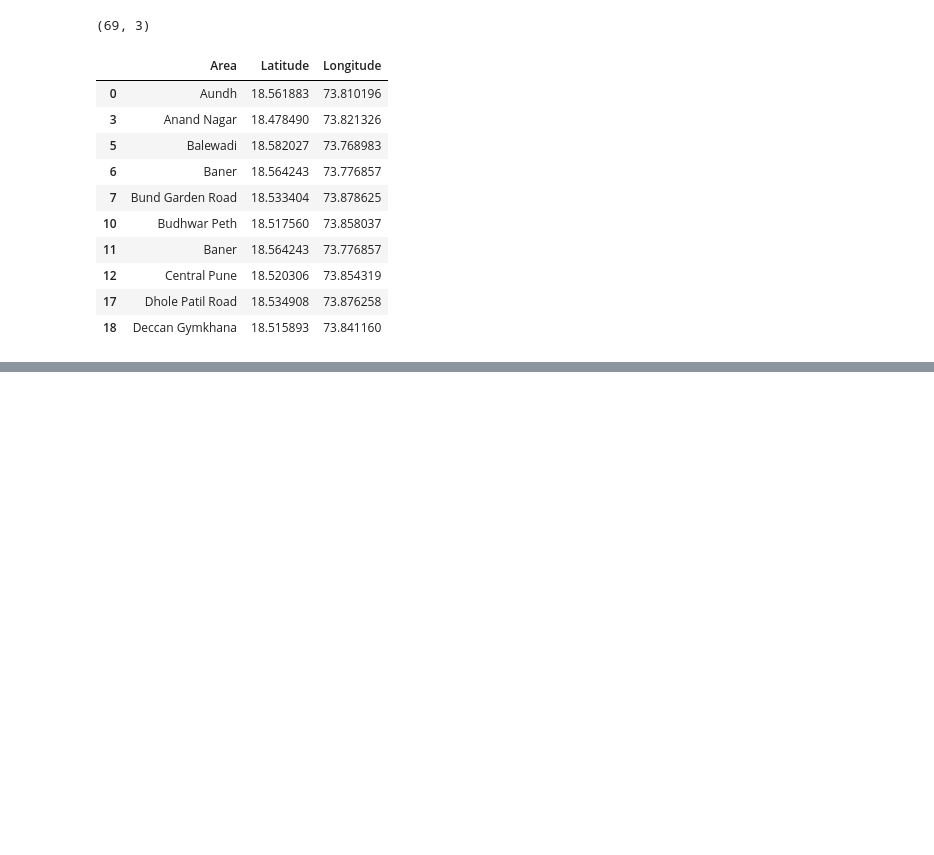
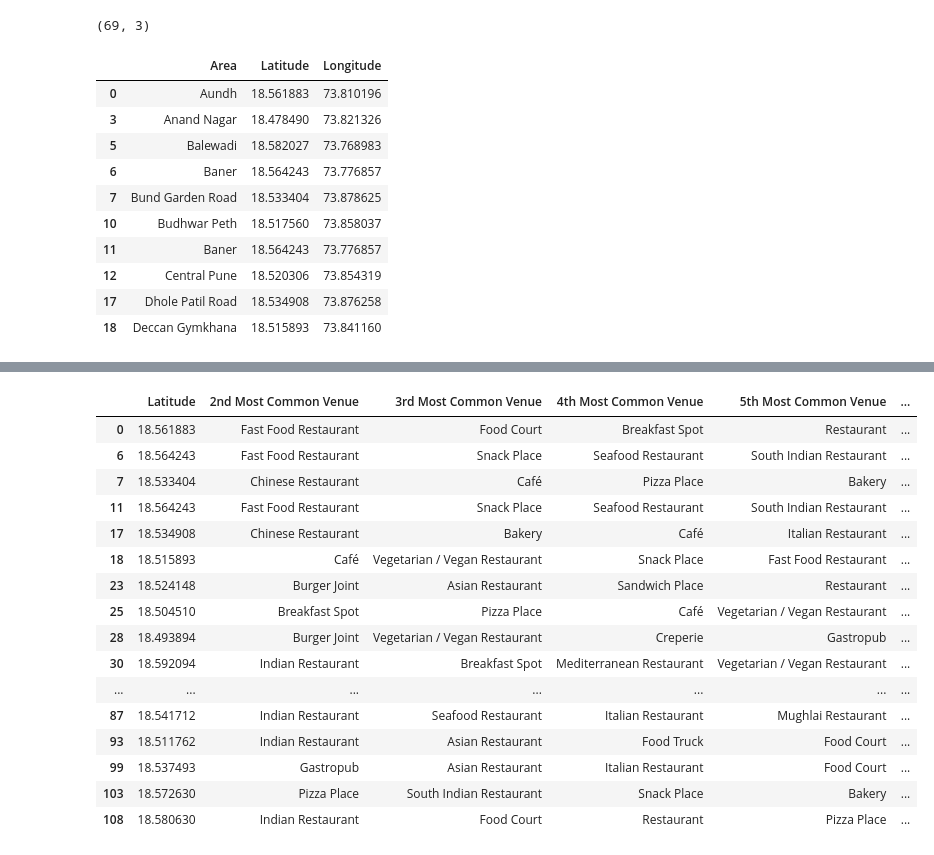
Before and after one commit to adityadmahale/ibm-data-science, a Jupyter notebook: Final Project/coursera_capstone.ipynb, the cells around one changed output, grey strips where cells are left out. Saved outputs shown, nothing was run; the diff lists cells and outputs as text; code cells hidden in the pictures; blank space fills up the shorter version.

```diff
--- a/Final Project/coursera_capstone.ipynb
+++ b/Final Project/coursera_capstone.ipynb
@@ -90,0 +404,21 @@ pune_map
+# %%
+# Cluster 1
+pune_merged.loc[pune_merged['Cluster Labels'] == 1, pune_merged.columns[[1] + list(range(5, pune_merged.shape[1]))]]
+# %% [output]
+|  | Latitude | 2nd Most Common Venue | 3rd Most Common Venue | 4th Most Common Venue | 5th Most Common Venue | ... |
+| 0 | 18.561883 | Fast Food Restaurant | Food Court | Breakfast Spot | Restaurant | ... |
+| 6 | 18.564243 | Fast Food Restaurant | Snack Place | Seafood Restaurant | South Indian Restaurant | ... |
+| 7 | 18.533404 | Chinese Restaurant | Café | Pizza Place | Bakery | ... |
+| 11 | 18.564243 | Fast Food Restaurant | Snack Place | Seafood Restaurant | South Indian Restaurant | ... |
+| 17 | 18.534908 | Chinese Restaurant | Bakery | Café | Italian Restaurant | ... |
+| 18 | 18.515893 | Café | Vegetarian / Vegan Restaurant | Snack Place | Fast Food Restaurant | ... |
+| 23 | 18.524148 | Burger Joint | Asian Restaurant | Sandwich Place | Restaurant | ... |
+| 25 | 18.504510 | Breakfast Spot | Pizza Place | Café | Vegetarian / Vegan Restaurant | ... |
+| 28 | 18.493894 | Burger Joint | Vegetarian / Vegan Restaurant | Creperie | Gastropub | ... |
+| 30 | 18.592094 | Indian Restaurant | Breakfast Spot | Mediterranean Restaurant | Vegetarian / Vegan Restaurant | ... |
+| ... | ... | ... | ... | ... | ... | ... |
+| 87 | 18.541712 | Indian Restaurant | Seafood Restaurant | Italian Restaurant | Mughlai Restaurant | ... |
+| 93 | 18.511762 | Indian Restaurant | Asian Restaurant | Food Truck | Food Court | ... |
+| 99 | 18.537493 | Gastropub | Asian Restaurant | Italian Restaurant | Food Court | ... |
+| 103 | 18.572630 | Pizza Place | South Indian Restaurant | Snack Place | Bakery | ... |
+| 108 | 18.580630 | Indian Restaurant | Food Court | Restaurant | Pizza Place | ... |
```
Also changed, not shown: parts of 32 cells of this notebook.
